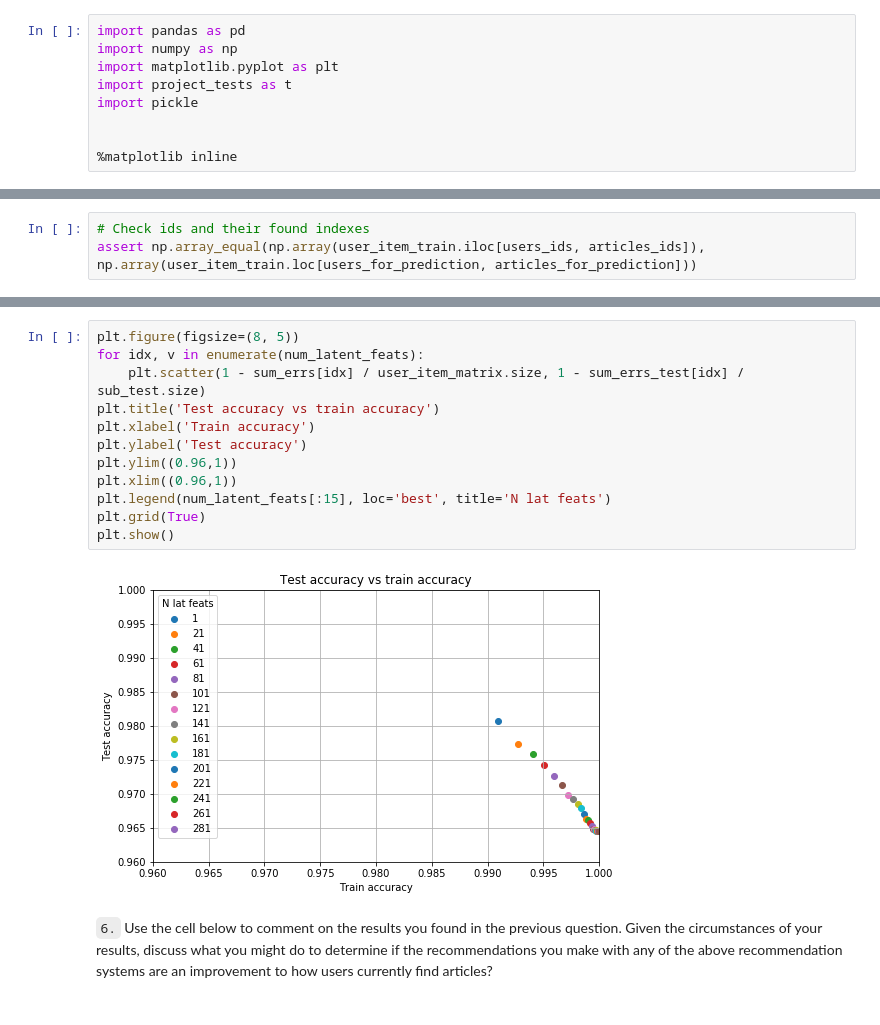
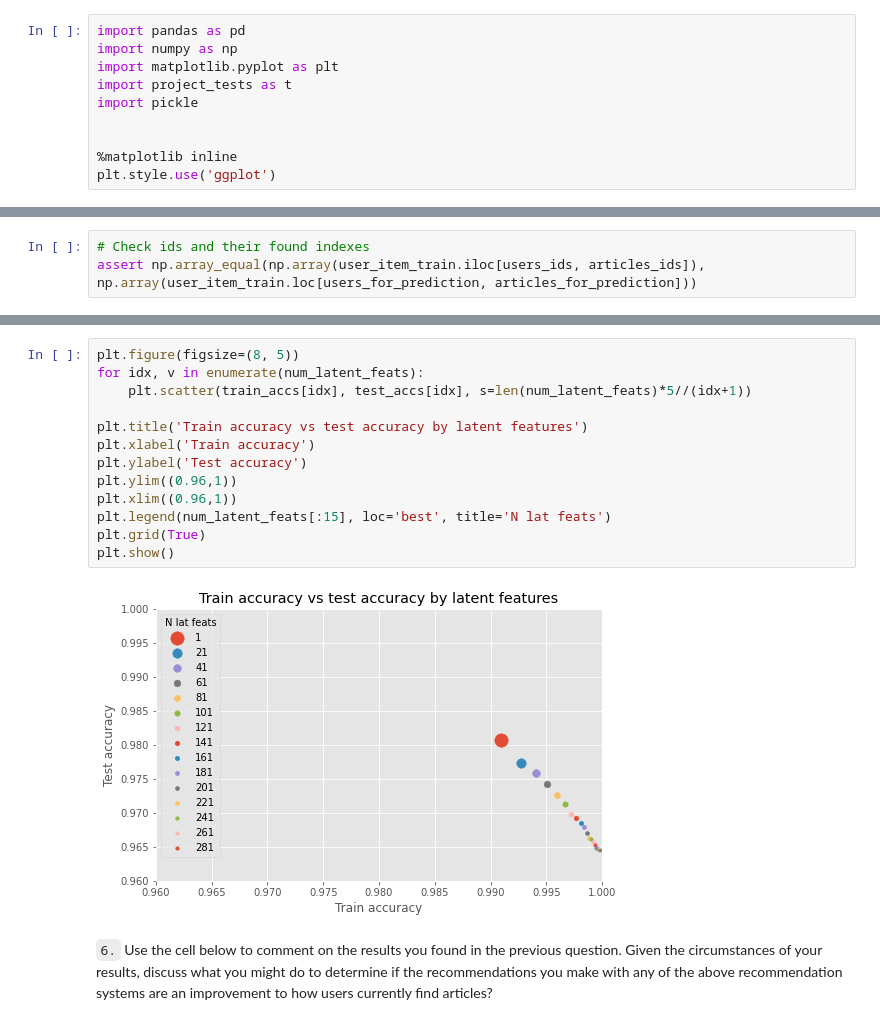
Before and after one commit to abitfrosty/Recommendations_with_IBM, a Jupyter notebook: Recommendations_with_IBM.ipynb, the cells around one changed output, grey strips where cells are left out. Cells and saved outputs as stored; diff of their text form.

```diff
--- a/Recommendations_with_IBM.ipynb
+++ b/Recommendations_with_IBM.ipynb
@@ -28,6 +28,7 @@ import pickle
 
 
 %matplotlib inline
+plt.style.use('ggplot')
 # %%
 # Load data
 df = pd.read_csv('data/user-item-interactions.csv', index_col=0)
@@ -1002,17 +1073,18 @@ plt.show()
 # %%
 plt.figure(figsize=(8, 5))
 for idx, v in enumerate(num_latent_feats):
-    plt.scatter(1 - sum_errs[idx] / user_item_matrix.size, 1 - sum_errs_test[idx] / sub_test.size)
-plt.title('Test accuracy vs train accuracy')
+    plt.scatter(train_accs[idx], test_accs[idx], s=len(num_latent_feats)*5//(idx+1))
+
+plt.title('Train accuracy vs test accuracy by latent features')
 plt.xlabel('Train accuracy')
 plt.ylabel('Test accuracy')
 plt.ylim((0.96,1))
 plt.xlim((0.96,1))
 plt.legend(num_latent_feats[:15], loc='best', title='N lat feats')
 plt.grid(True)
 plt.show()
 # %% [output]
-[figure, old version]
+[figure, new version]
 # %% [markdown]
 `6.` Use the cell below to comment on the results you found in the previous question. Given the circumstances of your results, discuss what you might do to determine if the recommendations you make with any of the above recommendation systems are an improvement to how users currently find articles?
 # %%
```
Also changed, not shown: parts of 16 cells of this notebook, 6 other files.
